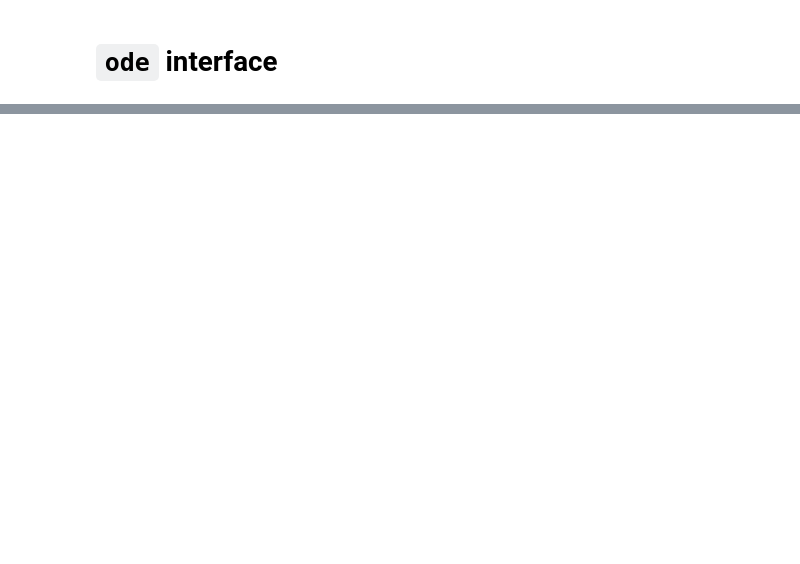
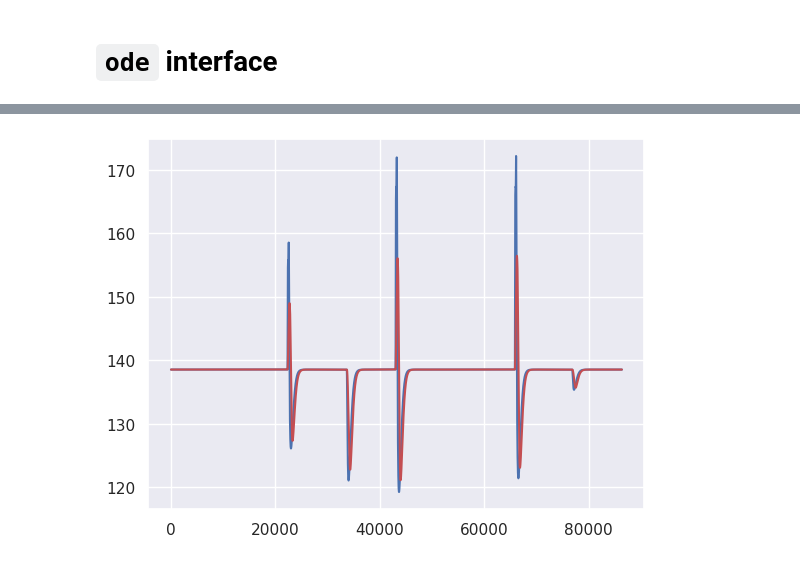
Before and after one commit to v15hv4/PINN-CGM, a Jupyter notebook: re.ipynb, the cells around one changed output, grey strips where cells are left out. Cells and saved outputs as stored; diff of their text form; code cells hidden in the pictures; blank space fills up the shorter version.

```diff
--- a/re.ipynb
+++ b/re.ipynb
@@ -304,0 +403,8 @@ plt.show()
+# %%
+BG_df = pd.DataFrame(r1_BG, columns=["BG"])
+# %%
+plt.plot(BG_df)
+plt.plot(BG_df.rolling(8 * 60, min_periods=1).mean(), "r")
+plt.show()
+# %% [output]
+[figure, added]
```
Also changed, not shown: parts of 18 cells of this notebook, 33 other files.
